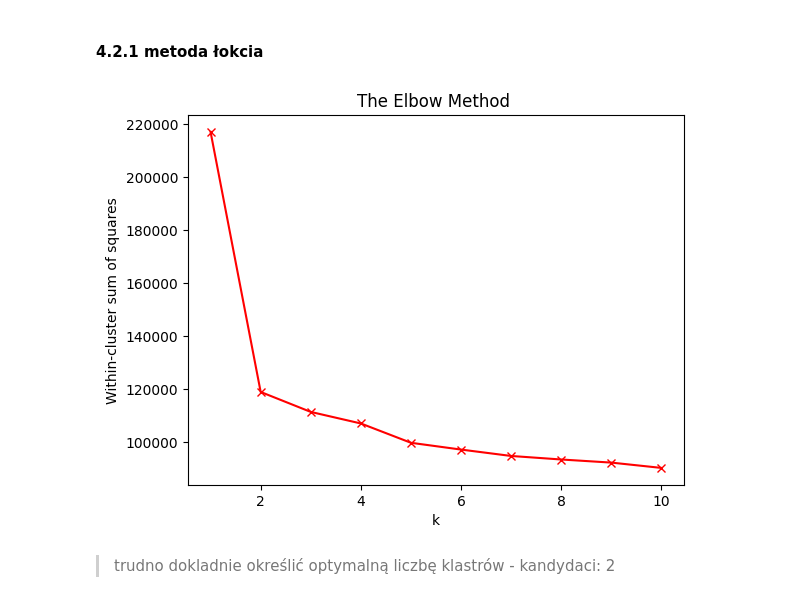
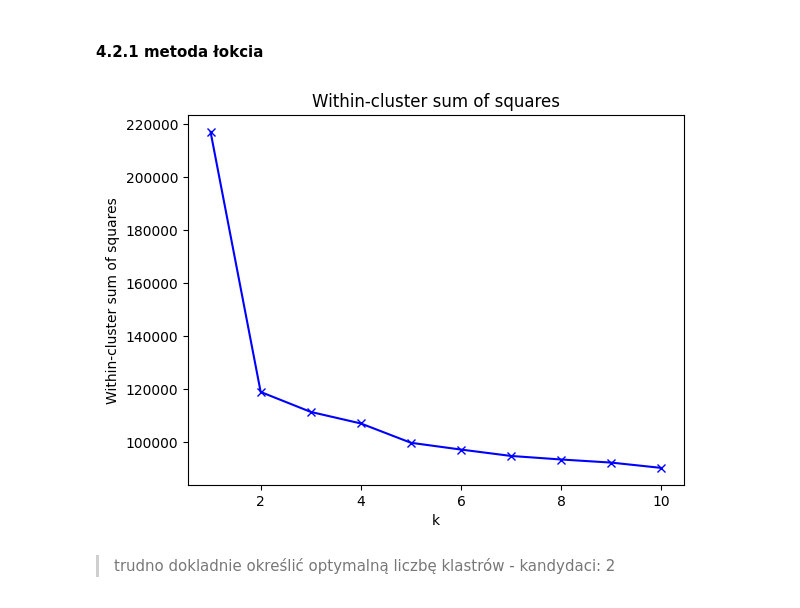
Before and after one commit to DeptuchMateusz/Human-activity-recognition-using-smartphones-clustering, a Jupyter notebook: 02. Preprocessing/prep.ipynb, the cells around one changed output. Saved outputs shown, nothing was run; the diff lists cells and outputs as text; code cells hidden in the pictures.

```diff
--- a/02. Preprocessing/prep.ipynb
+++ b/02. Preprocessing/prep.ipynb
@@ -226,13 +226,13 @@ def count_wcss_scores(X, k_max):
 # %%
 wcss_vec = count_wcss_scores(data, 10)
 x_ticks = list(range(1, len(wcss_vec) + 1))
-plt.plot(x_ticks, wcss_vec, 'rx-')
+plt.plot(x_ticks, wcss_vec, 'bx-')
 plt.xlabel('k')
 plt.ylabel('Within-cluster sum of squares')
-plt.title('The Elbow Method ')
+plt.title('Within-cluster sum of squares')
 plt.show()
 # %% [output]
-[figure, old version]
+[figure, new version]
 # %% [markdown]
 >trudno dokladnie określić optymalną liczbę klastrów - kandydaci: 2
 # %% [markdown]
```
Also changed, not shown: parts of 5 cells of this notebook.
